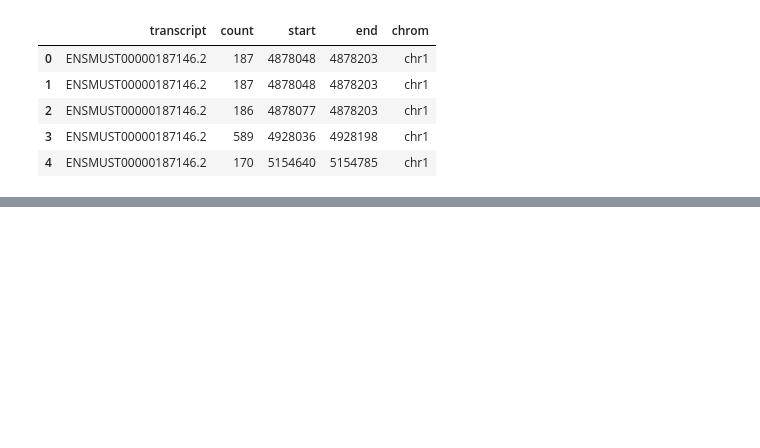
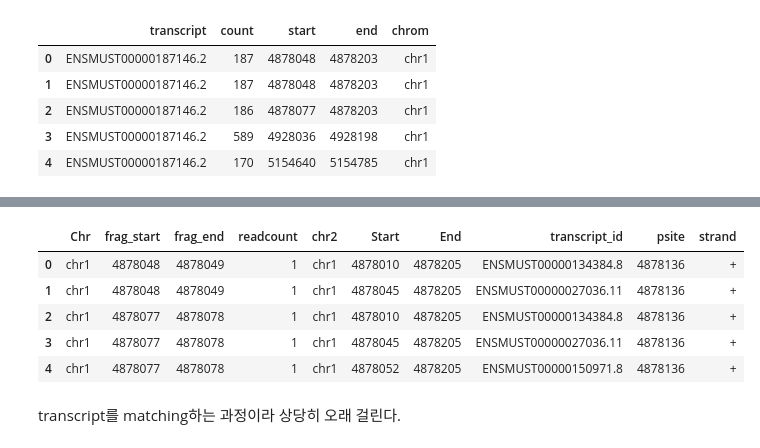
Before and after one commit to WoobeenJeong/miRNA_motif_finding, a Jupyter notebook: CoLab_TermProj_2023_2.ipynb, the cells around one changed output, grey strips where cells are left out. Saved outputs shown, nothing was run; the diff lists cells and outputs as text; code cells hidden in the pictures; blank space fills up the shorter version.

```diff
--- a/CoLab_TermProj_2023_2.ipynb
+++ b/CoLab_TermProj_2023_2.ipynb
@@ -469,0 +453,10 @@ ValueError: ignored
+# %%
+trsc = pd.read_csv('fivepcounts-filtered-RPF-siLuc.txt', sep='\t', names=['Chr', 'frag_start', 'frag_end', 'readcount', 'chr2', 'Start', 'End', 'transcript_id', 'psite', 'strand'])
+trsc.head()
+# %% [output]
+|  | Chr | frag_start | frag_end | readcount | chr2 | Start | End | transcript_id | psite | strand |
+| 0 | chr1 | 4878048 | 4878049 | 1 | chr1 | 4878010 | 4878205 | ENSMUST00000134384.8 | 4878136 | + |
+| 1 | chr1 | 4878048 | 4878049 | 1 | chr1 | 4878045 | 4878205 | ENSMUST00000027036.11 | 4878136 | + |
+| 2 | chr1 | 4878077 | 4878078 | 1 | chr1 | 4878010 | 4878205 | ENSMUST00000134384.8 | 4878136 | + |
+| 3 | chr1 | 4878077 | 4878078 | 1 | chr1 | 4878045 | 4878205 | ENSMUST00000027036.11 | 4878136 | + |
+| 4 | chr1 | 4878077 | 4878078 | 1 | chr1 | 4878052 | 4878205 | ENSMUST00000150971.8 | 4878136 | + |
@@ -469,0 +468,2 @@ ValueError: ignored
+# %% [markdown]
+transcript를 matching하는 과정이라 상당히 오래 걸린다.
```
Also changed, not shown: parts of 12 cells of this notebook.
